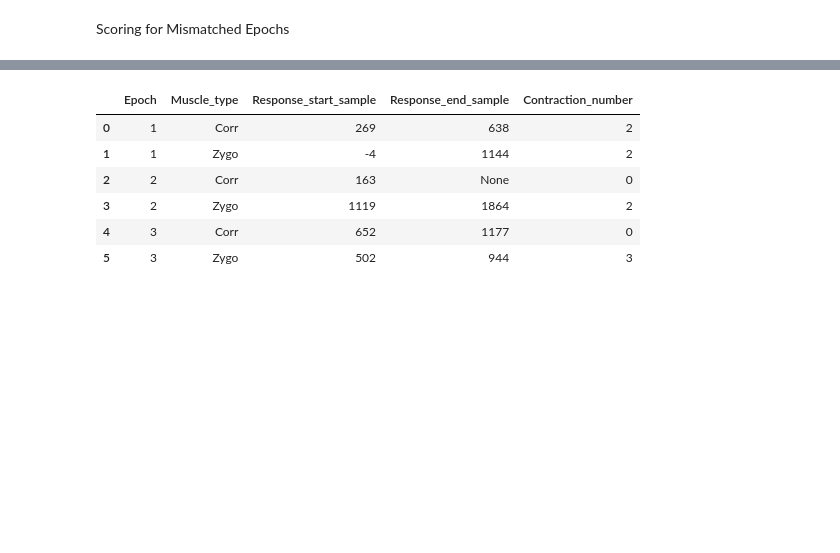
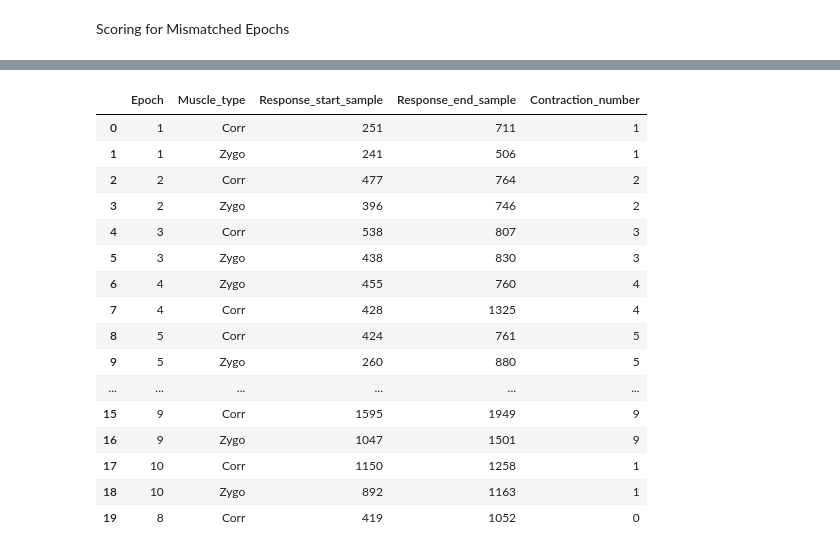
Before and after one commit to zeynoozkaya/SoundSleep, a Jupyter notebook: rescore_epochs.ipynb, the cells around one changed output, grey strips where cells are left out. Drawn from its saved outputs; the diff is of its cells as text; code cells hidden in the pictures; blank space fills up the shorter version.

```diff
--- a/rescore_epochs.ipynb
+++ b/rescore_epochs.ipynb
@@ -503,10 +537,20 @@ plot_figure(current_index)
 # %%
-df_triggers.head(10)
+df_triggers.head(25)
 # %% [output]
 |  | Epoch | Muscle_type | Response_start_sample | Response_end_sample | Contraction_number |
-| 0 | 1 | Corr | 269 | 638 | 2 |
-| 1 | 1 | Zygo | -4 | 1144 | 2 |
-| 2 | 2 | Corr | 163 | None | 0 |
-| 3 | 2 | Zygo | 1119 | 1864 | 2 |
-| 4 | 3 | Corr | 652 | 1177 | 0 |
-| 5 | 3 | Zygo | 502 | 944 | 3 |
+| 0 | 1 | Corr | 251 | 711 | 1 |
+| 1 | 1 | Zygo | 241 | 506 | 1 |
+| 2 | 2 | Corr | 477 | 764 | 2 |
+| 3 | 2 | Zygo | 396 | 746 | 2 |
+| 4 | 3 | Corr | 538 | 807 | 3 |
+| 5 | 3 | Zygo | 438 | 830 | 3 |
+| 6 | 4 | Zygo | 455 | 760 | 4 |
+| 7 | 4 | Corr | 428 | 1325 | 4 |
+| 8 | 5 | Corr | 424 | 761 | 5 |
+| 9 | 5 | Zygo | 260 | 880 | 5 |
+| ... | ... | ... | ... | ... | ... |
+| 15 | 9 | Corr | 1595 | 1949 | 9 |
+| 16 | 9 | Zygo | 1047 | 1501 | 9 |
+| 17 | 10 | Corr | 1150 | 1258 | 1 |
+| 18 | 10 | Zygo | 892 | 1163 | 1 |
+| 19 | 8 | Corr | 419 | 1052 | 0 |
```
Also changed, not shown: parts of 1 cell of this notebook.
